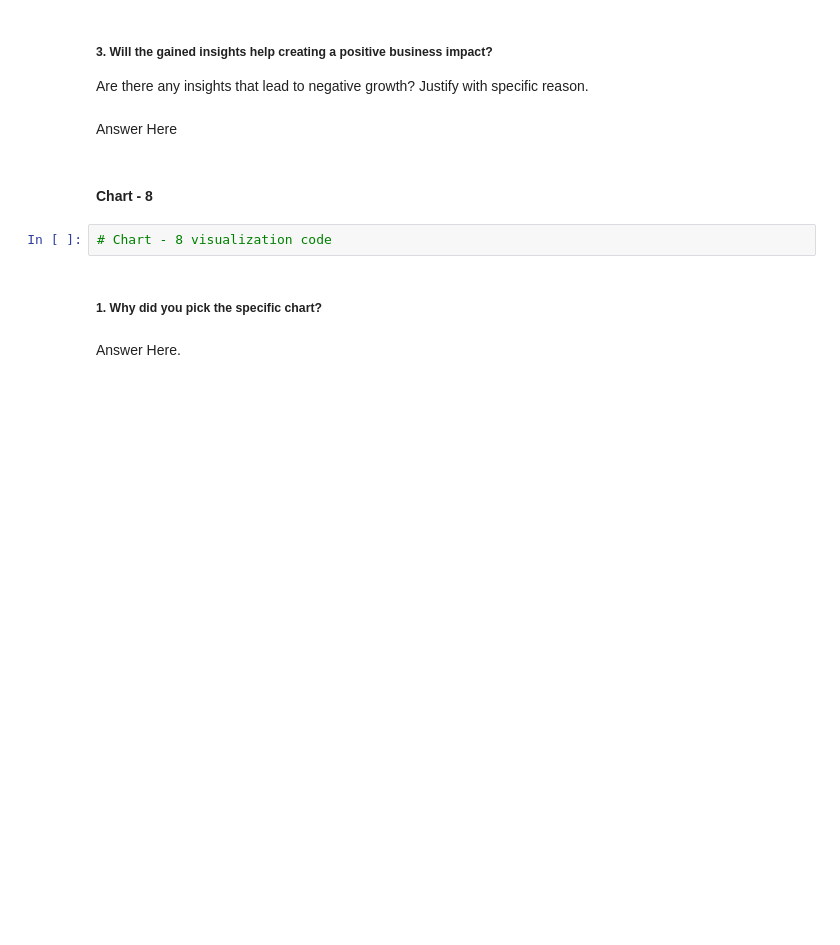
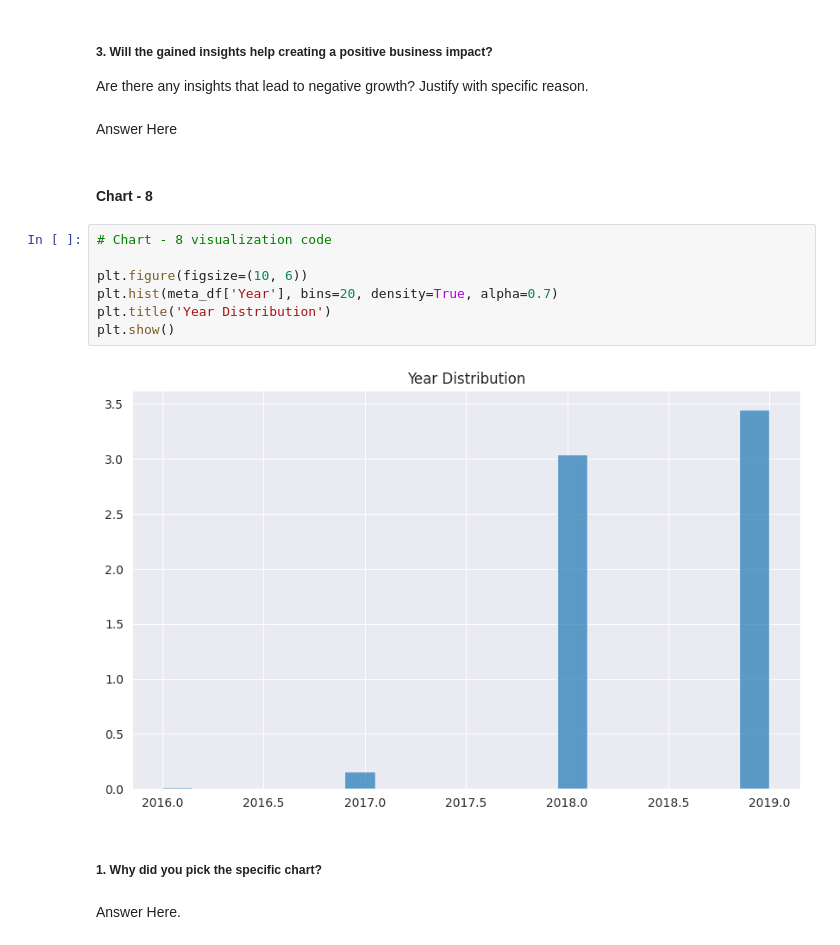
Before and after one commit to Manoharjha333/Zomato-Restaurant-Clustering-And-Sentiment-Analysis, a Jupyter notebook: Zomato_Restaurant_Clustering_And_Sentiment_Analysis.ipynb, the cells around one changed output. Saved outputs shown, nothing was run; the diff lists cells and outputs as text; blank space fills up the shorter version.

```diff
--- a/Zomato_Restaurant_Clustering_And_Sentiment_Analysis.ipynb
+++ b/Zomato_Restaurant_Clustering_And_Sentiment_Analysis.ipynb
@@ -848,8 +873,15 @@ Are there any insights that lead to negative growth? Justify with specific reaso
 Answer Here
 # %% [markdown]
 #### Chart - 8
-# %%
-# Chart - 8 visualization code
+# %%
+# Chart - 8 visualization code
+
+plt.figure(figsize=(10, 6))
+plt.hist(meta_df['Year'], bins=20, density=True, alpha=0.7)
+plt.title('Year Distribution')
+plt.show()
+# %% [output]
+[figure, added]
 # %% [markdown]
 ##### 1. Why did you pick the specific chart?
 # %% [markdown]
```
Also changed, not shown: parts of 23 cells of this notebook.
